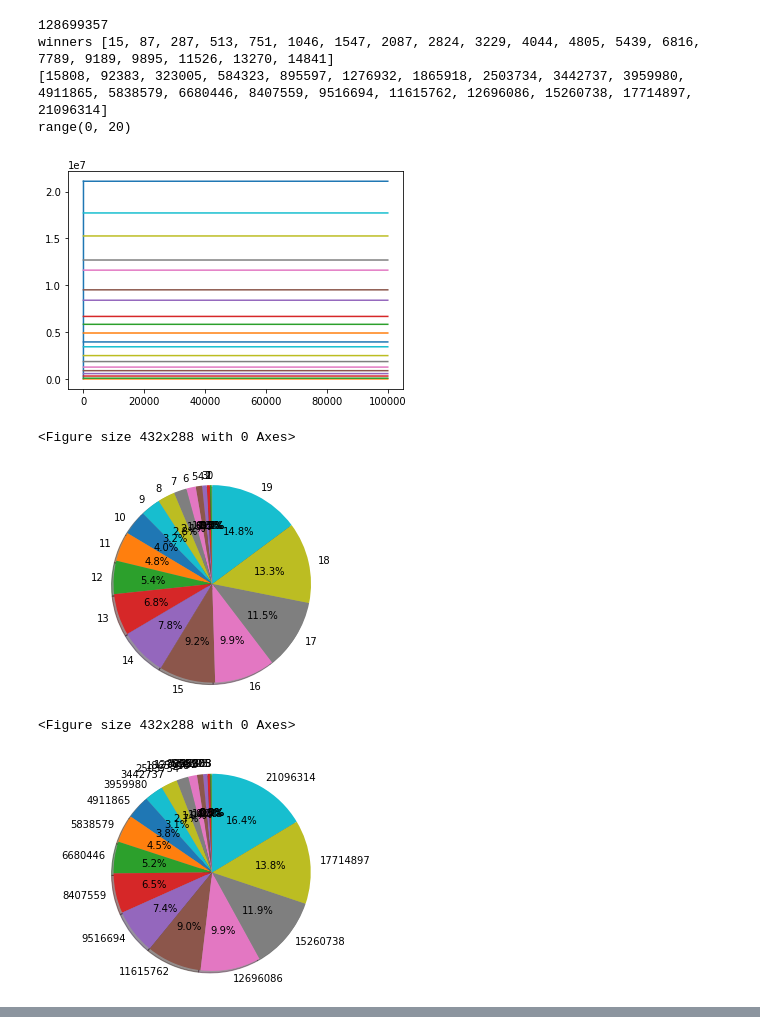
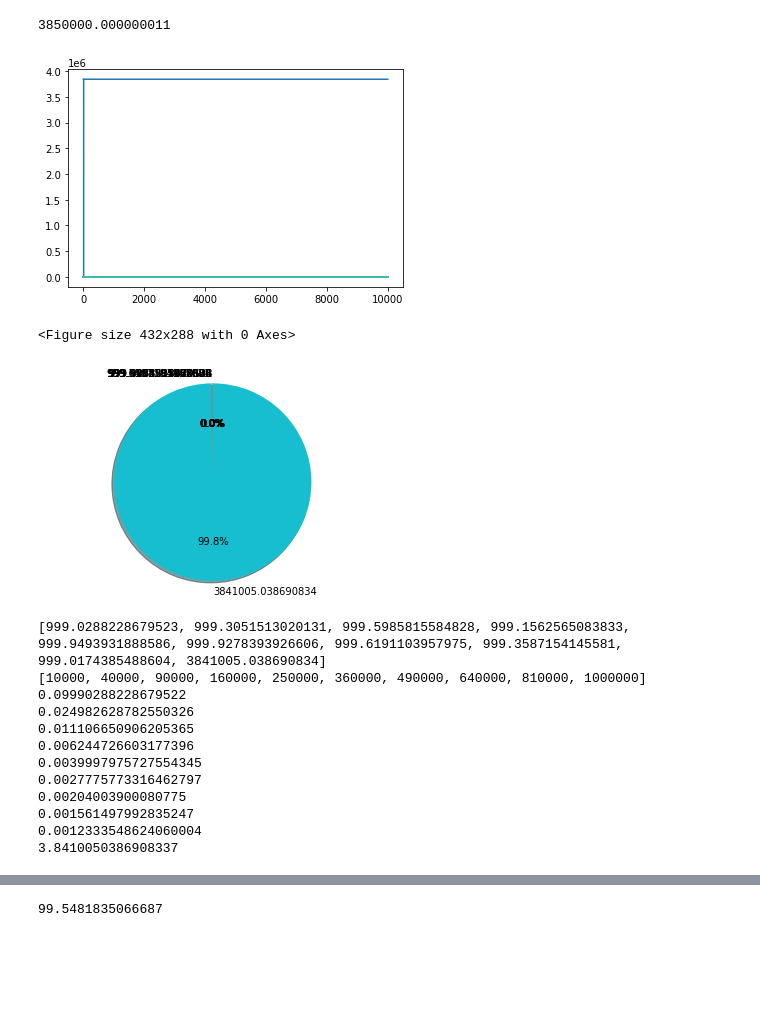
Before and after one commit to razor-network/simulations, a Jupyter notebook: rewards.ipynb, the cells around one changed output, grey strips where cells are left out. Saved outputs shown, nothing was run; the diff lists cells and outputs as text; code cells hidden in the pictures; blank space fills up the shorter version.

Commit message:
reimplement influence based penalty strategy

```diff
--- a/rewards.ipynb
+++ b/rewards.ipynb
@@ -96,18 +94,18 @@ def main():
                 if j==votes[k]:
                     weight+=stakers[k]
                 wVotes[j]=weight
-        #print(wVotes)
+        wVotesSorted=sorted(wVotes)
 
         totalStake=sum(stakers)
-        medianWeight = totalStake//2
-        lowerCutoffWeight = totalStake//4
-        higherCutoffWeight = (totalStake*3)//4
+        medianWeight = totalStake/2
+        lowerCutoffWeight = totalStake/4
+        higherCutoffWeight = (totalStake*3)/4
         lowerCutoff = 0
         higherCutoff = 0
         median = 0
         agg=0
-        for k,v in wVotes.items():
-            agg+=v
+        for k in ((wVotesSorted)):
+            agg+=wVotes[k]
             #print(k,v)
             if lowerCutoff == 0 and agg >= lowerCutoffWeight:
                 lowerCutoff = k
@@ -122,8 +120,9 @@ def main():
         for j in range(len(stakers)):
             if stakers[j]<minStake:
                 continue
-            if votes[j]<lowerCutoff or votes[j]>higherCutoff:
-                penalty = stakers[j]//exposure
+            if (votes[j]<lowerCutoff or votes[j]>higherCutoff) and (abs(votes[j]-median))>tolerance:
+#                 print('penalizing', votes[j], lowerCutoff,higherCutoff, median, abs(votes[j]-median),tolerance )
+                penalty = stakers[j]/exposure
                 stakers[j]-=penalty
                 rewardPool+=penalty
             else:
@@ -146,58 +145,66 @@ def main():
             #print("lets reward")
             rewardLastDynasty = rewardPool
             for j in range(len(stakers)):
-                reward = (rewardLastDynasty*stakers[j]*rewards[j])//(dynastyEpochs*totalStake)
+                reward = (rewardLastDynasty*stakers[j]*rewards[j])/(dynastyEpochs*totalStake)
 
                 stakers[j]+=reward
                 rewardPool-= reward
             rewards=[0]*numStakers
+        #print(stakers)
 
         stakes.append(stakers)
 
 
 
 main()
 print(sum(stakers))
 plt.plot(stakers)
 plt.figure(1)
 
 plt.plot(stakes)
 
-plt.figure(2)
-# Pie chart, where the slices will be ordered and plotted counter-clockwise:
-labels = range(len(stakers))
+# plt.figure(2)
+# # Pie chart, where the slices will be ordered and plotted counter-clockwise:
+# labels = range(len(stakers))
 
-print('winners',winners)
-print(stakers)
-print(labels)
-fig1, ax1 = plt.subplots()
-ax1.pie(winners, labels=labels, autopct='%1.1f%%',
-         shadow=True, startangle=90)
-ax1.axis('equal')  # Equal aspect ratio ensures that pie is drawn as a circle.
+# print('winners',winners)
+# print(stakers)
+# print(labels)
+# fig1, ax1 = plt.subplots()
+# ax1.pie(winners, labels=labels, autopct='%1.1f%%',
+#          shadow=True, startangle=90)
+# ax1.axis('equal')  # Equal aspect ratio ensures that pie is drawn as a circle.
 
-plt.show()
+# plt.show()
 
 plt.figure(3)
 
 fig2, ax2 = plt.subplots()
 ax2.pie(stakers, labels=stakers, autopct='%1.1f%%',
          shadow=True, startangle=90)
 ax2.axis('equal')  # Equal aspect ratio ensures that pie is drawn as a circle.
 
 plt.show()
 
 print((stakers))
 print((stakersBefore))
 
 for i in range(len(stakers)):
     print(stakers[i]/stakersBefore[i])
 # %% [output]
-128699357
-winners [15, 87, 287, 513, 751, 1046, 1547, 2087, 2824, 3229, 4044, 4805, 5439, 6816, 7789, 9189, 9895, 11526, 13270, 14841]
-[15808, 92383, 323005, 584323, 895597, 1276932, 1865918, 2503734, 3442737, 3959980, 4911865, 5838579, 6680446, 8407559, 9516694, 11615762, 12696086, 15260738, 17714897, 21096314]
-range(0, 20)
+3850000.000000011
-[figure, old version]
+[figure, new version]
 <Figure size 432x288 with 0 Axes>
-[figure, old version]
+[figure, new version]
-<Figure size 432x288 with 0 Axes>
+[999.0288228679523, 999.3051513020131, 999.5985815584828, 999.1562565083833, 999.9493931888586, 999.9278393926606, 999.6191103957975, 999.3587154145581, 999.0174385488604, 3841005.038690834]
+[10000, 40000, 90000, 160000, 250000, 360000, 490000, 640000, 810000, 1000000]
+0.09990288228679522
+0.024982628782550326
+0.011106650906205365
+0.006244726603177396
+0.0039997975727554345
+0.0027775773316462797
+0.00204003900080775
+0.001561497992835247
+0.0012333548624060004
+3.8410050386908337
-[figure, removed]
@@ -220,0 +211,4 @@ range(0, 20)
+# %%
+default_rng().normal(loc=100, scale=1)
+# %% [output]
+99.5481835066687
```
Also changed, not shown: parts of 4 cells of this notebook, 1 other file.
